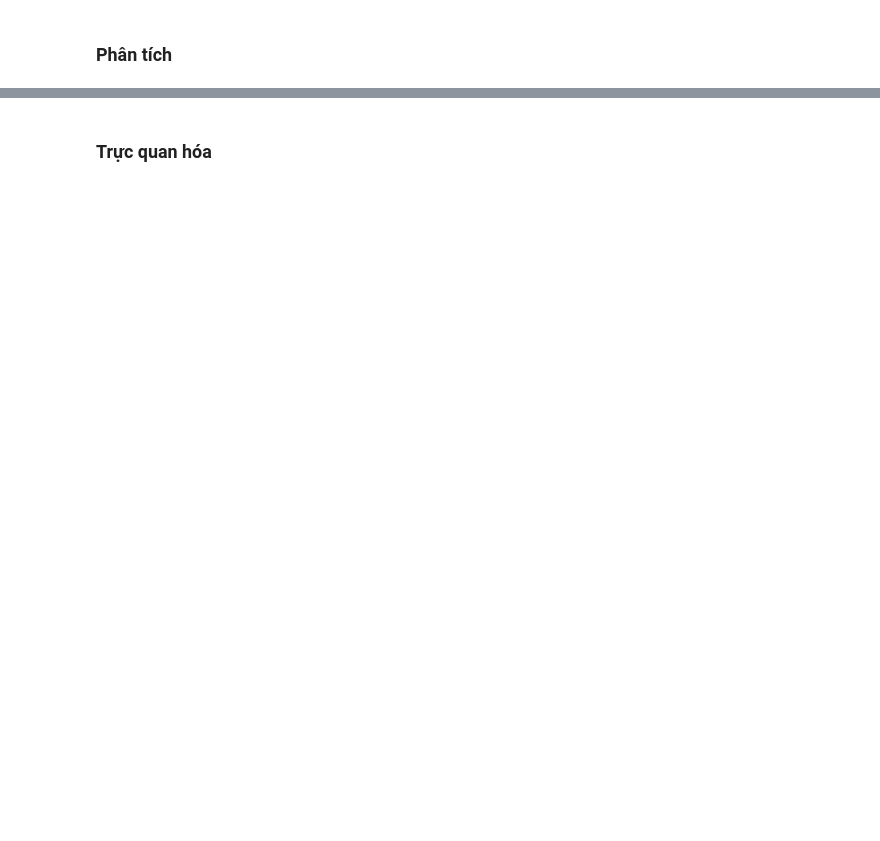
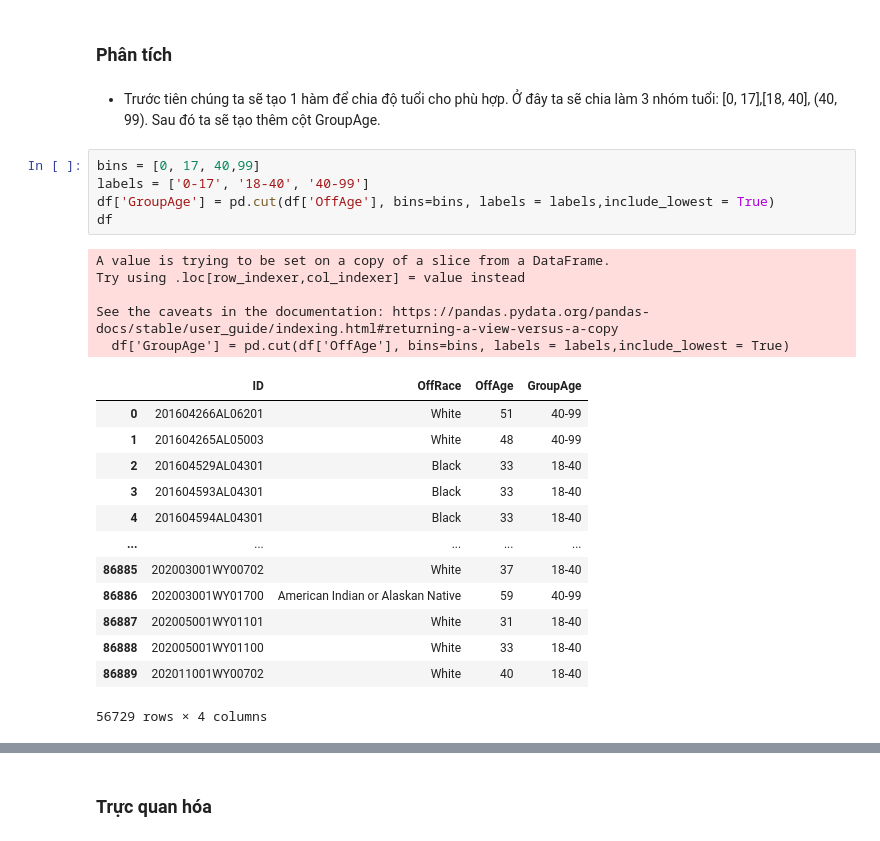
Before and after one commit to SangPhan852/P4DS_Project, a Jupyter notebook: 20127288_20127613.ipynb, the cells around one changed output, grey strips where cells are left out. Cells and saved outputs as stored; diff of their text form; blank space fills up the shorter version.

```diff
--- a/20127288_20127613.ipynb
+++ b/20127288_20127613.ipynb
@@ -646,2 +664,28 @@ df
 # %% [markdown]
 ### Phân tích
+# %% [markdown]
+- Trước tiên chúng ta sẽ tạo 1 hàm để chia độ tuổi cho phù hợp. Ở đây ta sẽ chia làm 3 nhóm tuổi: [0, 17],[18, 40], (40, 99). Sau đó ta sẽ tạo thêm cột GroupAge.
+# %%
+bins = [0, 17, 40,99]
+labels = ['0-17', '18-40', '40-99']
+df['GroupAge'] = pd.cut(df['OffAge'], bins=bins, labels = labels,include_lowest = True)
+df
+# %% [output]
+A value is trying to be set on a copy of a slice from a DataFrame.
+Try using .loc[row_indexer,col_indexer] = value instead
+
+See the caveats in the documentation: https://pandas.pydata.org/pandas-docs/stable/user_guide/indexing.html#returning-a-view-versus-a-copy
+  df['GroupAge'] = pd.cut(df['OffAge'], bins=bins, labels = labels,include_lowest = True)
+|  | ID | OffRace | OffAge | GroupAge |
+| 0 | 201604266AL06201 | White | 51 | 40-99 |
+| 1 | 201604265AL05003 | White | 48 | 40-99 |
+| 2 | 201604529AL04301 | Black | 33 | 18-40 |
+| 3 | 201604593AL04301 | Black | 33 | 18-40 |
+| 4 | 201604594AL04301 | Black | 33 | 18-40 |
+| ... | ... | ... | ... | ... |
+| 86885 | 202003001WY00702 | White | 37 | 18-40 |
+| 86886 | 202003001WY01700 | American Indian or Alaskan Native | 59 | 40-99 |
+| 86887 | 202005001WY01101 | White | 31 | 18-40 |
+| 86888 | 202005001WY01100 | White | 33 | 18-40 |
+| 86889 | 202011001WY00702 | White | 40 | 18-40 |
+56729 rows × 4 columns
```
Also changed, not shown: parts of 14 cells of this notebook.
